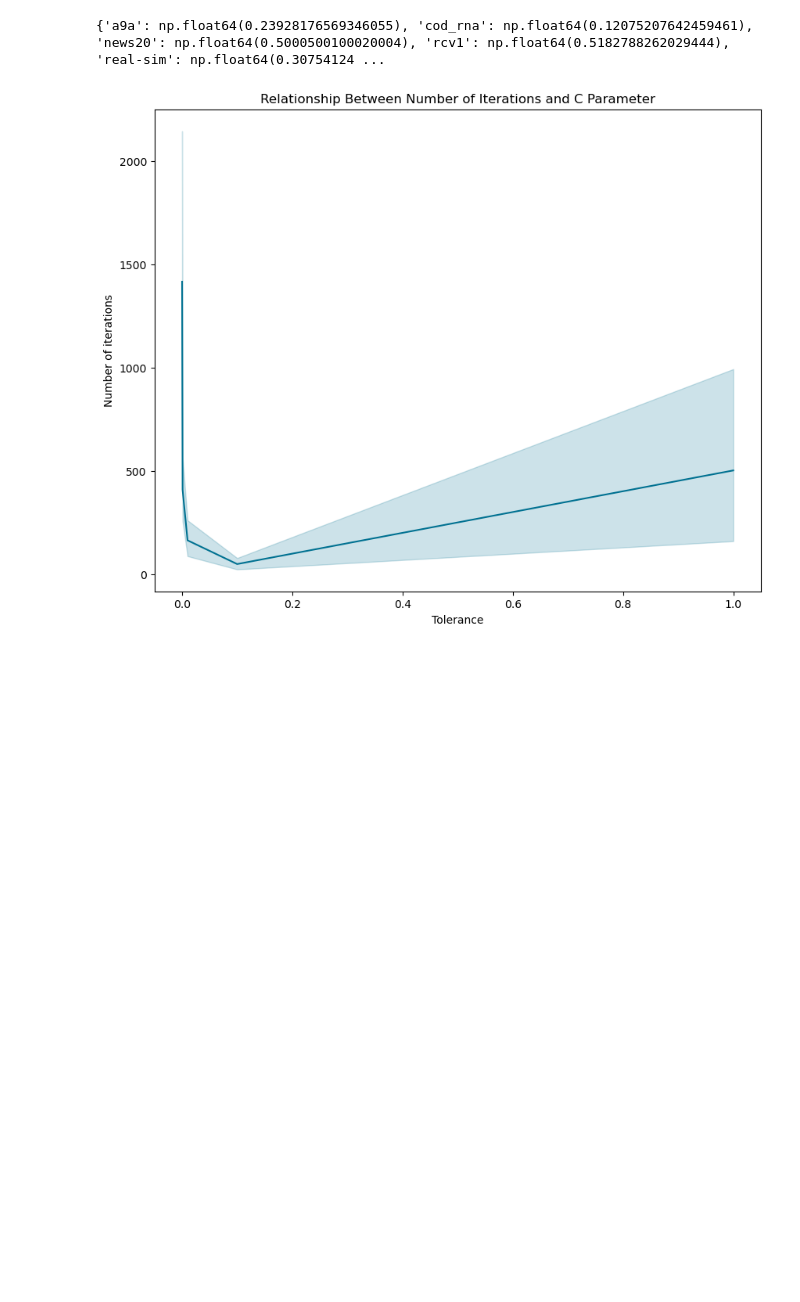
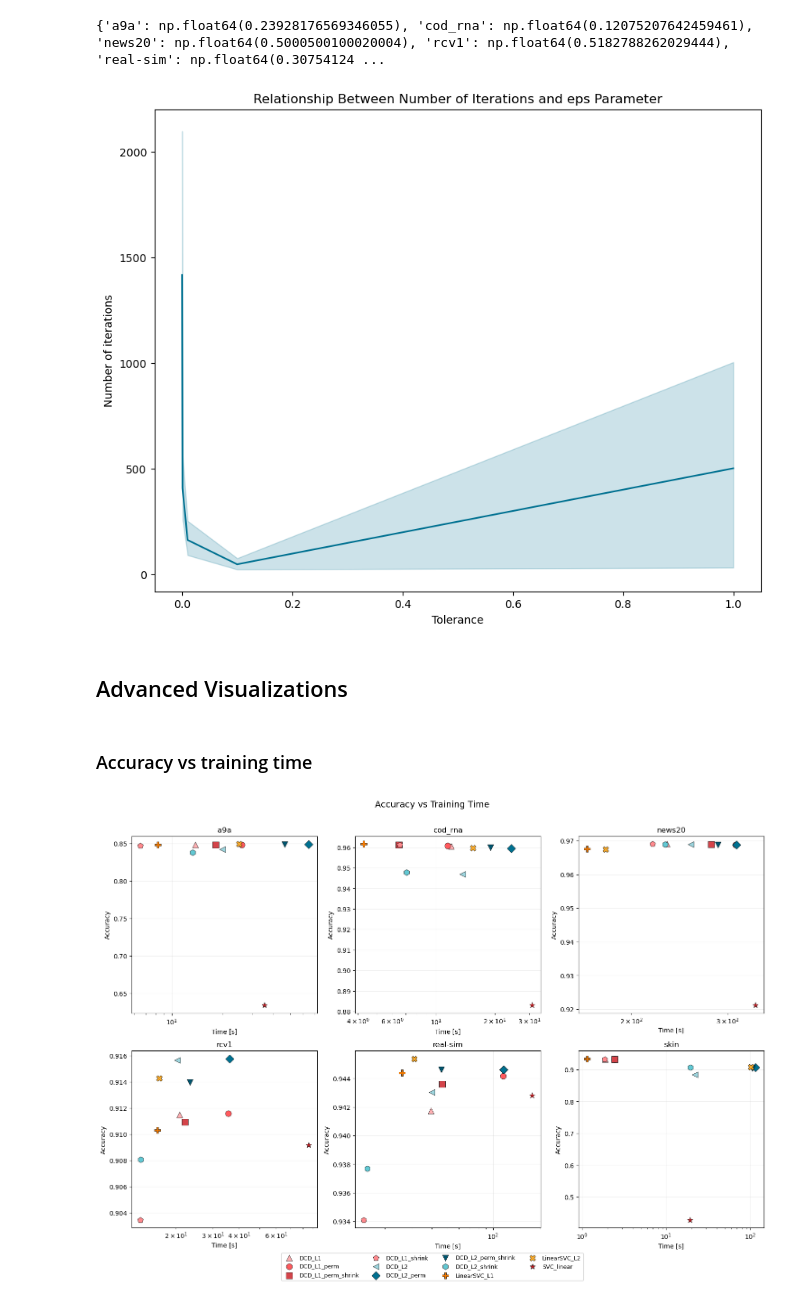
Before and after one commit to xxkaro/CoordinateDescentforDualSVM, a Jupyter notebook: code/visualisations.ipynb, the cells around one changed output. Cells and saved outputs as stored; diff of their text form; code cells hidden in the pictures; blank space fills up the shorter version.

```diff
--- a/code/visualisations.ipynb
+++ b/code/visualisations.ipynb
@@ -192,7 +222,67 @@ plt.figure(figsize=(10,8))
 sns.lineplot(data=phase5, x="tol", y="n_iter")
 plt.xlabel("Tolerance")
 plt.ylabel("Number of iterations")
-plt.title("Relationship Between Number of Iterations and C Parameter")
+plt.title("Relationship Between Number of Iterations and eps Parameter")
 plt.show()
 # %% [output]
-[figure, old version]
+[figure, new version]
+# %% [markdown]
+## Advanced Visualizations
+# %%
+METHOD_COLORS_EXT = {
+    "DCD_L1":             "#ffb0b3",
+    "DCD_L1_shrink":      "#ff8a8e",
+    "DCD_L1_perm":        "#ff5a5e",
+    "DCD_L1_perm_shrink": "#d4444a",
+    "DCD_L2":             "#9dd5de",
+    "DCD_L2_shrink":      "#62c8d3",
+    "DCD_L2_perm":        "#007191",
+    "DCD_L2_perm_shrink": "#005670",
+    "LinearSVC_L1":       "#f47a00",
+    "LinearSVC_L2":       "#fbac2b",
+    "SVC_linear":         "#c31e23",
+}
+
+MARKERS = {
+    "DCD_L1": "^", "DCD_L1_shrink": "p", "DCD_L1_perm": "o", "DCD_L1_perm_shrink": "s",
+    "DCD_L2": "<", "DCD_L2_shrink": "h", "DCD_L2_perm": "D", "DCD_L2_perm_shrink": "v",
+    "LinearSVC_L1": "P", "LinearSVC_L2": "X", "SVC_linear": "*",
+}
+# %% [markdown]
+### Accuracy vs training time
+# %%
+p1_pareto = phase1[~phase1['method'].str.contains('online')].copy()
+datasets = sorted(p1_pareto['dataset'].unique())
+
+fig, axes = plt.subplots(2, 3, figsize=(15, 10))
+axes = axes.flatten()
+
+for idx, ds in enumerate(datasets):
+    ax = axes[idx]
+    sub = p1_pareto[p1_pareto['dataset'] == ds]
+    agg = sub.groupby('method')[['accuracy', 'time_s']].mean()
+
+    for method, row in agg.iterrows():
+        color = METHOD_COLORS_EXT.get(method, 'gray')
+        marker = MARKERS.get(method, 'o')
+        ax.scatter(row['time_s'], row['accuracy'],
+                   c=color, marker=marker, s=90, zorder=3,
+                   label=method, edgecolors='black', linewidths=0.5)
+
+    ax.set_title(ds, fontsize=12)
+    ax.set_xlabel('Time [s]')
+    ax.set_ylabel('Accuracy')
+    ax.set_xscale('log')
+    ax.grid(True, alpha=0.2)
+
+for j in range(len(datasets), len(axes)):
+    axes[j].set_visible(False)
+
+handles, labels = axes[0].get_legend_handles_labels()
+fig.legend(handles, labels, loc='lower center', ncol=4,
+           bbox_to_anchor=(0.5, -0.06), frameon=True, fontsize=9)
+fig.suptitle('Accuracy vs Training Time', fontsize=14, y=1.01)
+fig.tight_layout()
+plt.show()
+# %% [output]
+[figure, added]
```
Also changed, not shown: parts of 17 cells of this notebook.
